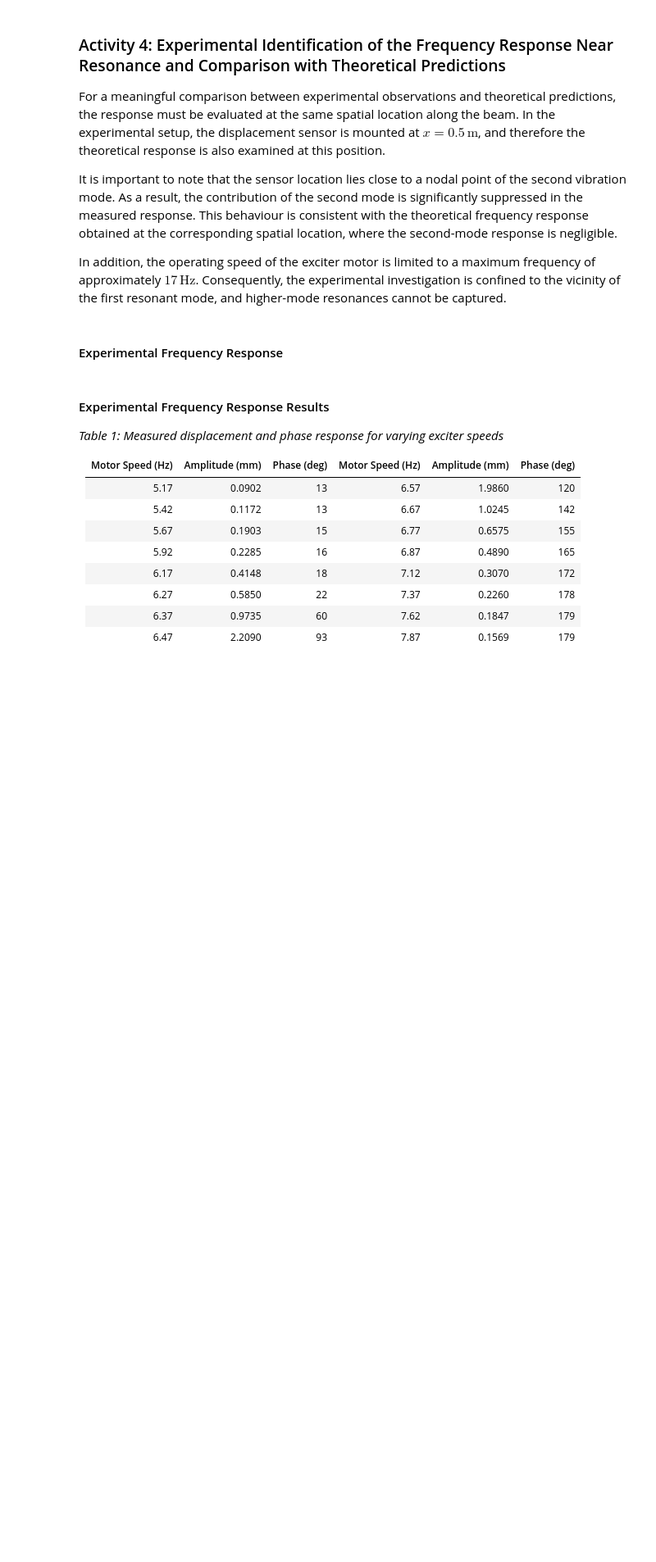
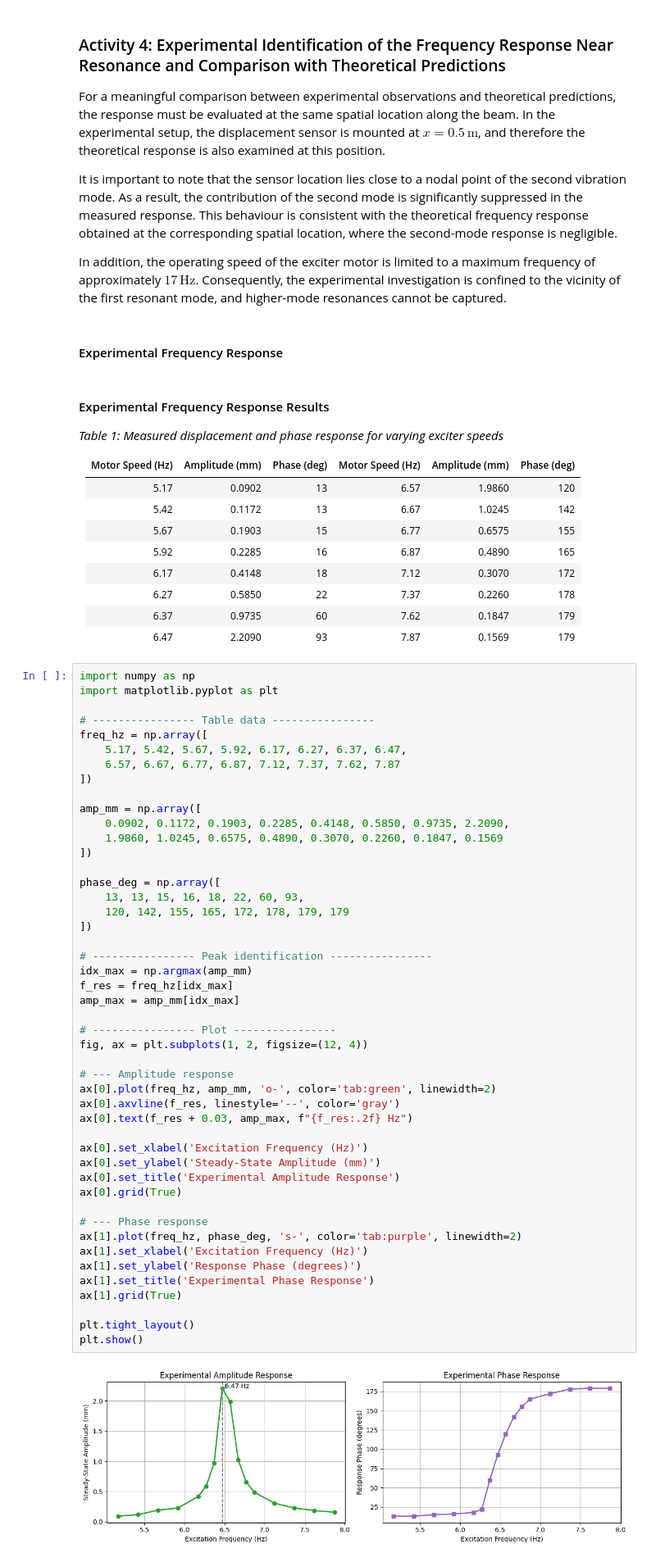
Before and after one commit to chamudithamk/ME422-B2-Lab-Group, a Jupyter notebook: Vibration/E_20_268_Nimesha_K_P_S_Vibration.ipynb, the cells around one changed output. Shown at 82% size. Saved outputs shown, nothing was run; the diff lists cells and outputs as text; blank space fills up the shorter version.

```diff
--- a/Vibration/E_20_268_Nimesha_K_P_S_Vibration.ipynb
+++ b/Vibration/E_20_268_Nimesha_K_P_S_Vibration.ipynb
@@ -1295,3 +1295,52 @@ In addition, the operating speed of the exciter motor is limited to a maximum fr
 | 6.27 | 0.5850 | 22  | 7.37 | 0.2260 | 178 |
 | 6.37 | 0.9735 | 60  | 7.62 | 0.1847 | 179 |
 | 6.47 | 2.2090 | 93  | 7.87 | 0.1569 | 179 |
+# %%
+import numpy as np
+import matplotlib.pyplot as plt
+
+# ---------------- Table data ----------------
+freq_hz = np.array([
+    5.17, 5.42, 5.67, 5.92, 6.17, 6.27, 6.37, 6.47,
+    6.57, 6.67, 6.77, 6.87, 7.12, 7.37, 7.62, 7.87
+])
+
+amp_mm = np.array([
+    0.0902, 0.1172, 0.1903, 0.2285, 0.4148, 0.5850, 0.9735, 2.2090,
+    1.9860, 1.0245, 0.6575, 0.4890, 0.3070, 0.2260, 0.1847, 0.1569
+])
+
+phase_deg = np.array([
+    13, 13, 15, 16, 18, 22, 60, 93,
+    120, 142, 155, 165, 172, 178, 179, 179
+])
+
+# ---------------- Peak identification ----------------
+idx_max = np.argmax(amp_mm)
+f_res = freq_hz[idx_max]
+amp_max = amp_mm[idx_max]
+
+# ---------------- Plot ----------------
+fig, ax = plt.subplots(1, 2, figsize=(12, 4))
+
+# --- Amplitude response
+ax[0].plot(freq_hz, amp_mm, 'o-', color='tab:green', linewidth=2)
+ax[0].axvline(f_res, linestyle='--', color='gray')
+ax[0].text(f_res + 0.03, amp_max, f"{f_res:.2f} Hz")
+
+ax[0].set_xlabel('Excitation Frequency (Hz)')
+ax[0].set_ylabel('Steady-State Amplitude (mm)')
+ax[0].set_title('Experimental Amplitude Response')
+ax[0].grid(True)
+
+# --- Phase response
+ax[1].plot(freq_hz, phase_deg, 's-', color='tab:purple', linewidth=2)
+ax[1].set_xlabel('Excitation Frequency (Hz)')
+ax[1].set_ylabel('Response Phase (degrees)')
+ax[1].set_title('Experimental Phase Response')
+ax[1].grid(True)
+
+plt.tight_layout()
+plt.show()
+# %% [output]
+[figure, added]
```
